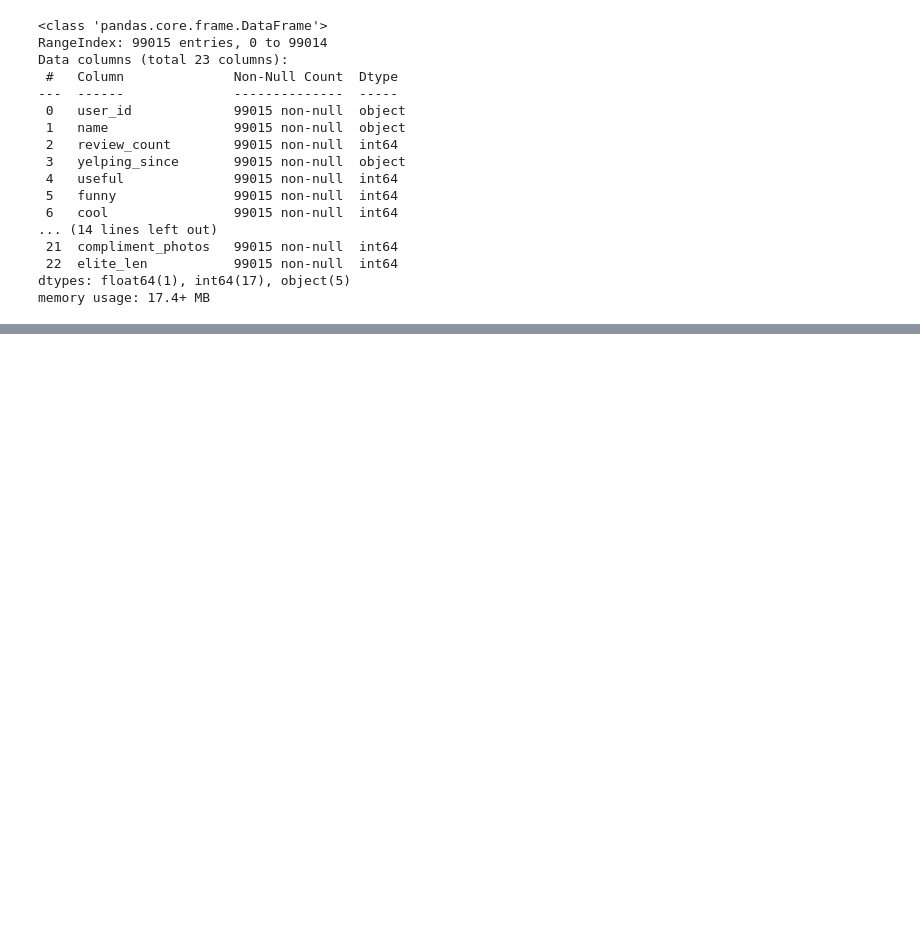
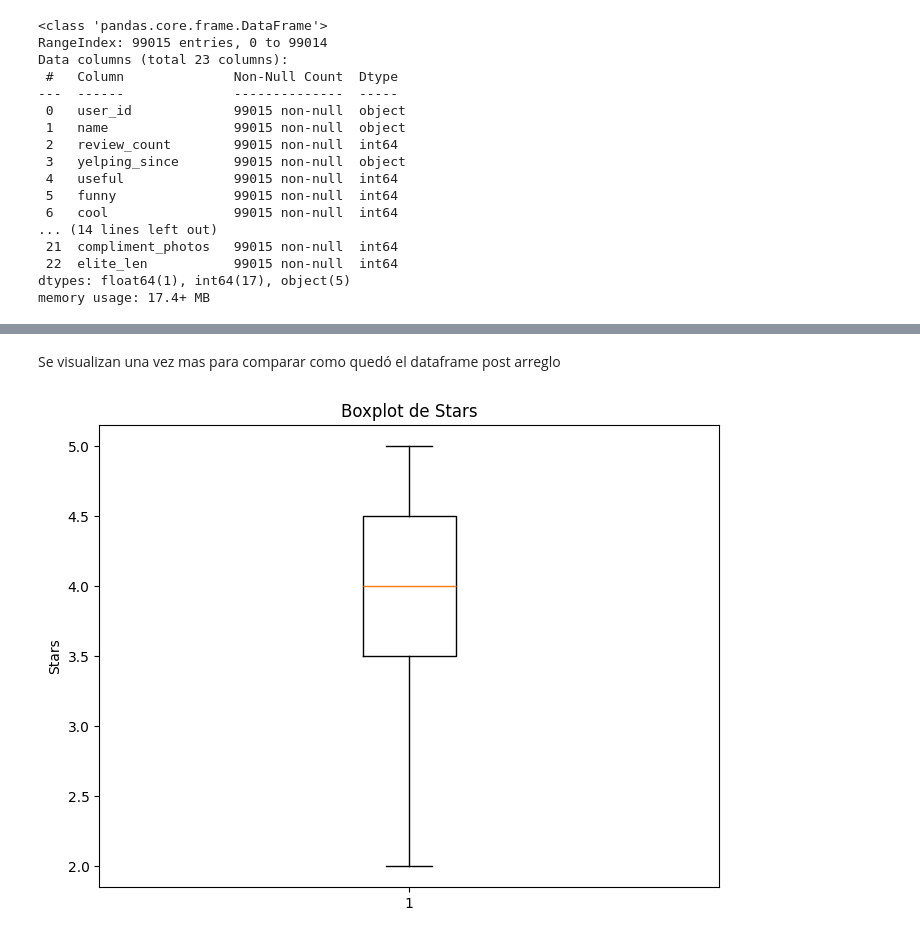
Before and after one commit to Aspirina180mg/PF_DATAPT07, a Jupyter notebook: EDA.ipynb, the cells around one changed output, grey strips where cells are left out. Drawn from its saved outputs; the diff is of its cells as text; code cells hidden in the pictures; blank space fills up the shorter version.

```diff
--- a/EDA.ipynb
+++ b/EDA.ipynb
@@ -154,0 +178,2 @@ memory usage: 17.4+ MB
+# %%
+df_modificado_checkin = df_yelp_checkin.copy()
@@ -154,0 +182,3 @@ memory usage: 17.4+ MB
+# %%
+estrellas_filtradas = df_modificado_checkin[df_modificado_checkin['stars'] < 2.0].index
+df_modificado_checkin = df_modificado_checkin.drop(estrellas_filtradas)
@@ -154,0 +197,13 @@ memory usage: 17.4+ MB
+# %%
+reviews_filtradas = df_modificado_checkin[df_modificado_checkin['review_count'] < 20].index
+df_modificado_checkin = df_modificado_checkin.drop(reviews_filtradas)
+# %% [markdown]
+Se visualizan una vez mas para comparar como quedó el dataframe post arreglo
+# %%
+plt.figure(figsize=(8, 6))
+plt.boxplot(df_modificado_checkin['stars'])
+plt.title('Boxplot de Stars')
+plt.ylabel('Stars')
+plt.show()
+# %% [output]
+[figure, added]
```
Also changed, not shown: parts of 57 cells of this notebook, 1 other file.
